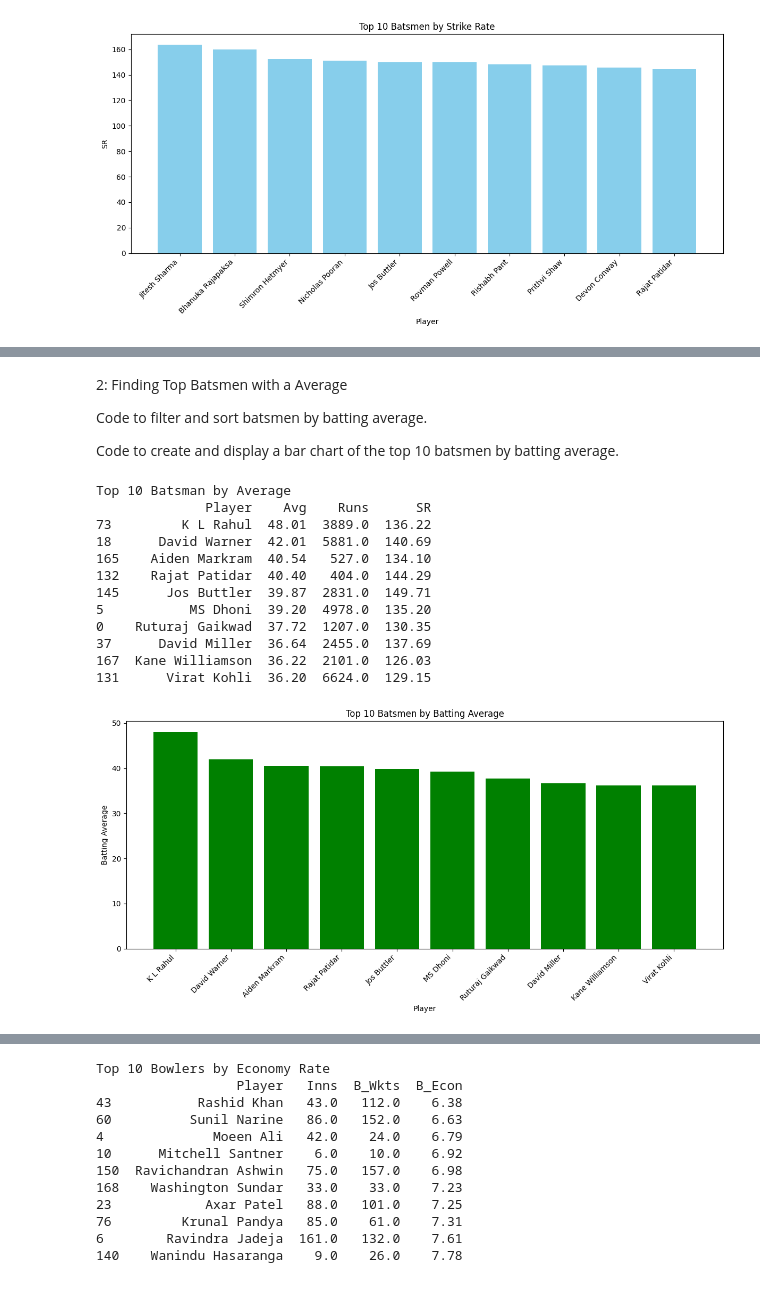
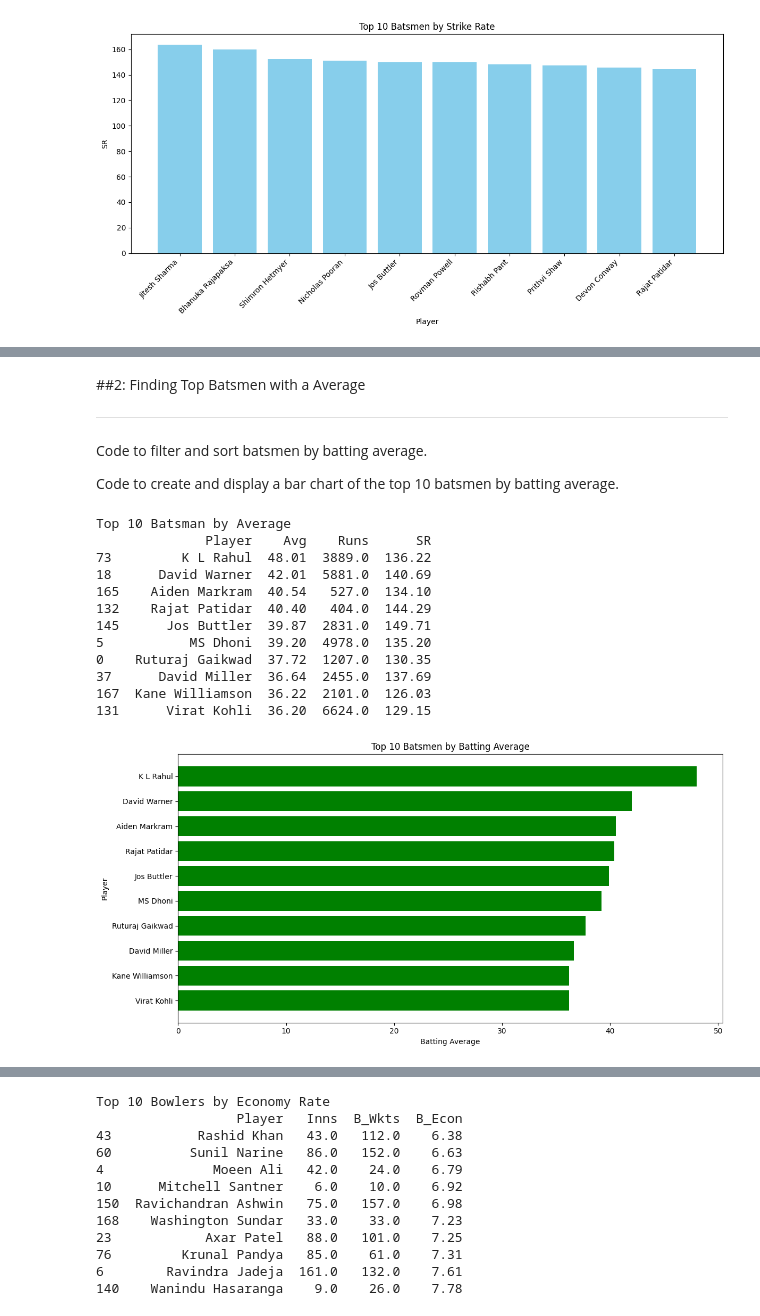
Before and after one commit to saikiran-18/-Cricket-Player-Performance-Analysis, a Jupyter notebook: Cricket_Player_Performance_Stats.ipynb, the cells around one changed output, grey strips where cells are left out. Saved outputs shown, nothing was run; the diff lists cells and outputs as text; code cells hidden in the pictures.

```diff
--- a/Cricket_Player_Performance_Stats.ipynb
+++ b/Cricket_Player_Performance_Stats.ipynb
@@ -172,5 +195,9 @@ Top 10 Batsman by Strike Rate
 # %% [markdown]
-2: Finding Top Batsmen with a Average
+##2: Finding Top Batsmen with a Average
+
+---
+
+
 
 Code to filter and sort batsmen by batting average.
 
@@ -181,35 +208,35 @@ Code to create and display a bar chart of the top 10 batsmen by batting average.
 avg_df = df[df['Paying_Role'].isin(['Batting','All rounder'])].copy()
 avg_df.dropna(subset=['Inns','Runs','Avg'],inplace=True)
 highest_avg_batsmen=avg_df[avg_df['Inns']>=10].copy()
 highest_avg_batsmen.sort_values(by='Avg', ascending=False, inplace=True)
 print("Top 10 Batsman by Average")
 print(highest_avg_batsmen.head(10)[['Player','Avg','Runs','SR']])
 
 import matplotlib.pyplot as plt
 
 
 top_avg_batsmen = highest_avg_batsmen.head(10)
 
 
 plt.figure(figsize=(12, 6))
-plt.bar(top_avg_batsmen['Player'], top_avg_batsmen['Avg'], color='green')
-plt.xlabel('Player')
-plt.ylabel('Batting Average')
+plt.barh(top_avg_batsmen['Player'], top_avg_batsmen['Avg'], color='green')
+plt.xlabel('Batting Average')
+plt.ylabel('Player')
 plt.title('Top 10 Batsmen by Batting Average')
-plt.xticks(rotation=45, ha='right')
+plt.gca().invert_yaxis()
 plt.tight_layout()
 plt.show()
 # %% [output]
 Top 10 Batsman by Average
               Player    Avg    Runs      SR
 73         K L Rahul  48.01  3889.0  136.22
 18      David Warner  42.01  5881.0  140.69
 165    Aiden Markram  40.54   527.0  134.10
 132    Rajat Patidar  40.40   404.0  144.29
 145      Jos Buttler  39.87  2831.0  149.71
 5           MS Dhoni  39.20  4978.0  135.20
 0    Ruturaj Gaikwad  37.72  1207.0  130.35
 37      David Miller  36.64  2455.0  137.69
 167  Kane Williamson  36.22  2101.0  126.03
 131      Virat Kohli  36.20  6624.0  129.15
-[figure, old version]
+[figure, new version]
```
Also changed, not shown: parts of 12 cells of this notebook.
